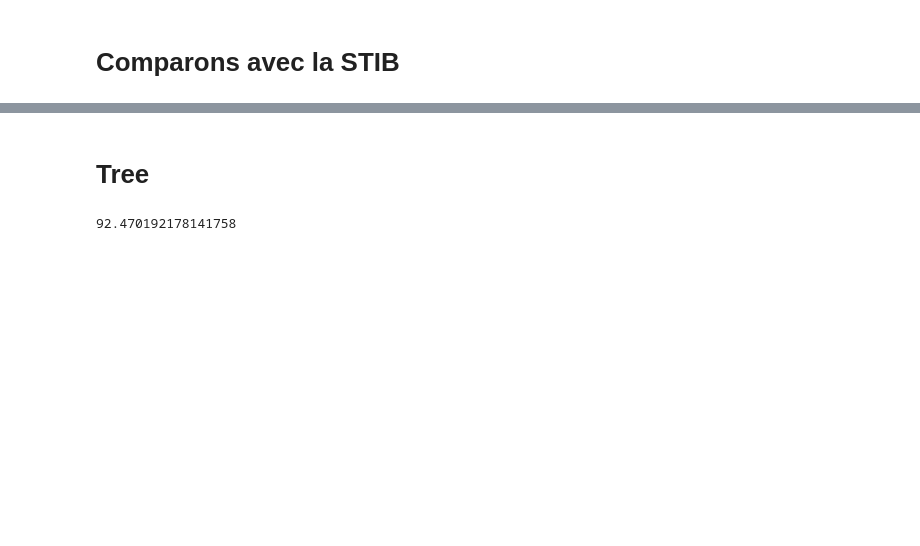
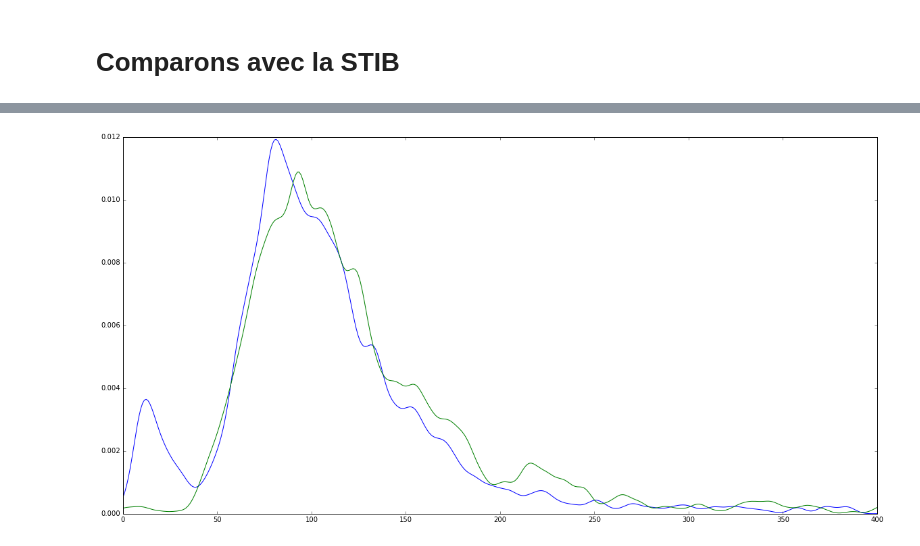
Before and after one commit to C4ptainCrunch/info-f-308, a Jupyter notebook: recherche/compare-results.ipynb, the cells around one changed output, grey strips where cells are left out. Saved outputs shown, nothing was run; the diff lists cells and outputs as text; code cells hidden in the pictures; blank space fills up the shorter version.

```diff
--- a/recherche/compare-results.ipynb
+++ b/recherche/compare-results.ipynb
@@ -183,2 +142,0 @@ plt.ylabel("-log(densité)");
-# %% [markdown]
-# Tree
@@ -195,4 +143,26 @@ for prediction, expected, d in zip(tree_predictions, Y_test, dist):
-# %%
-statistics.mean(errors)
-# %% [output]
-92.470192178141758
+# %%
+import matplotlib.pyplot as plt
+import numpy as np
+from scipy.stats import gaussian_kde
+
+cf = 0.05
+
+data = knn_errors
+density = gaussian_kde(data)
+xs = np.linspace(0,max(data),1000)
+density.covariance_factor = lambda : cf
+density._compute_covariance()
+plt.plot(xs,density(xs))
+
+data = stib_errors
+density = gaussian_kde(data)
+xs = np.linspace(0,max(data),1000)
+density.covariance_factor = lambda : cf
+density._compute_covariance()
+plt.plot(xs,density(xs))
+
+plt.xlim(0,400)
+
+plt.show()
+# %% [output]
+[figure, added]
```
Also changed, not shown: parts of 25 cells of this notebook, 5 other files.
